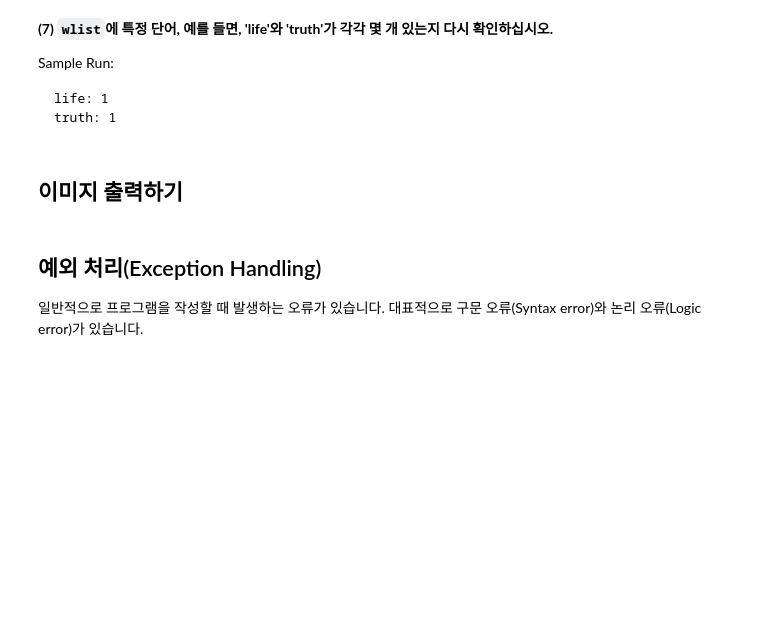
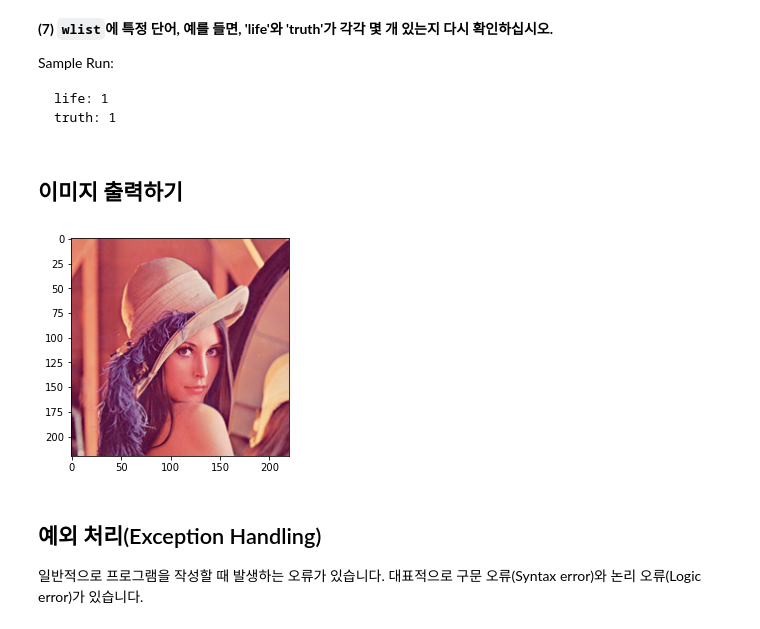
Before and after one commit to idebtor/DSpy, a Jupyter notebook: psets/pset1 PythonReview.ipynb, the cells around one changed output. Cells and saved outputs as stored; diff of their text form; code cells hidden in the pictures; blank space fills up the shorter version.

```diff
--- a/psets/pset1 PythonReview.ipynb
+++ b/psets/pset1 PythonReview.ipynb
@@ -329,10 +329,12 @@ truth: 1
 # %%
 import matplotlib.pyplot as plt
 from matplotlib.image import imread
 
-img = imread('https://github.com/idebtor/KMOOC-ML/blob/master/ipynb/images/lenna.png?raw=true')
+img = imread('https://github.com/idebtor/KMOOC-ML/blob/master/ipynb/images/joyai/lenna.png?raw=true')
 plt.imshow(img)
 plt.show()
+# %% [output]
+[figure, added]
 # %% [markdown]
 ## 예외 처리(Exception Handling)
 
```
